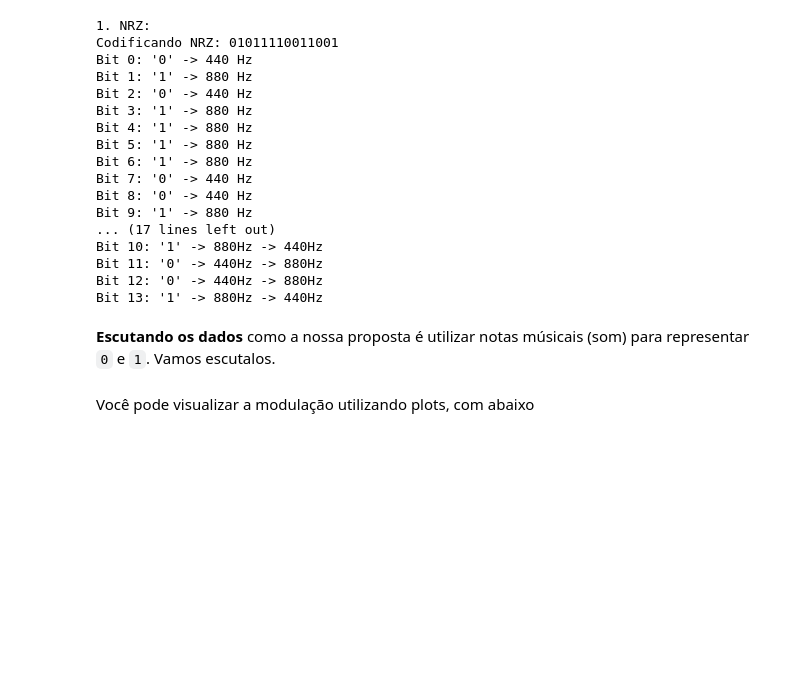
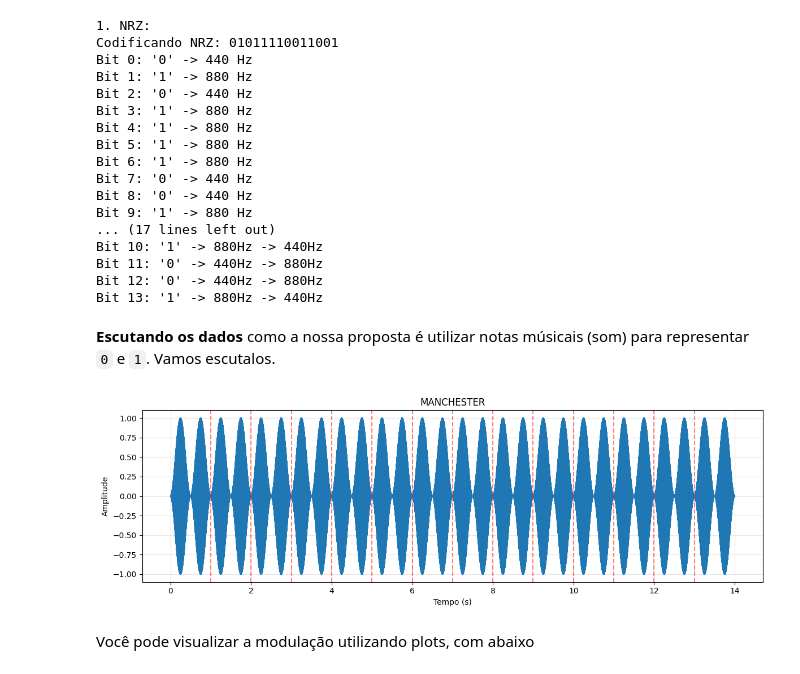
Before and after one commit to 4nandaw/rc2025.1, a Jupyter notebook: modulacao/lab_notebook.ipynb, the cells around one changed output. Saved outputs shown, nothing was run; the diff lists cells and outputs as text; code cells hidden in the pictures; blank space fills up the shorter version.

```diff
--- a/modulacao/lab_notebook.ipynb
+++ b/modulacao/lab_notebook.ipynb
@@ -470,6 +494,10 @@ Bit 13: '1' -> 880Hz -> 440Hz
 # %%
 sd.play(manchester_signal, SAMPLE_RATE)
 sd.wait()
+# %%
+plot_signal(manchester_signal, 'MANCHESTER', len(test_bits))
+# %% [output]
+[figure, added]
 # %%
 sd.play(nrz_signal, SAMPLE_RATE)
 sd.wait()
```
Also changed, not shown: parts of 10 cells of this notebook.
